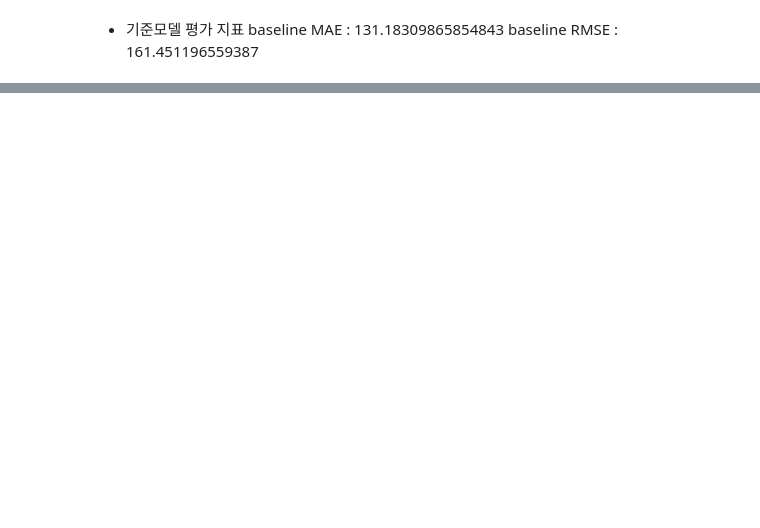
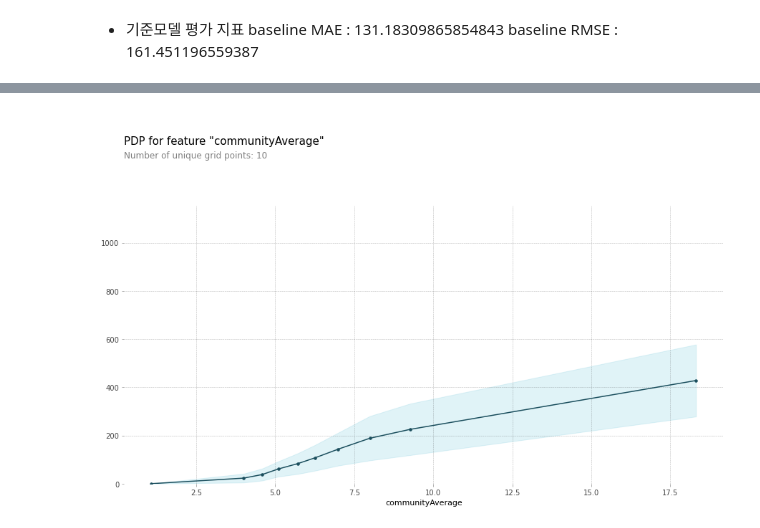
Before and after one commit to blacktruth513/CodeStates_Project, a Jupyter notebook: Section2_Project.ipynb, the cells around one changed output, grey strips where cells are left out. Cells and saved outputs as stored; diff of their text form; code cells hidden in the pictures; blank space fills up the shorter version.

```diff
--- a/Section2_Project.ipynb
+++ b/Section2_Project.ipynb
@@ -1105,0 +1188,13 @@ baseline RMSE : 161.451196559387
+# %%
+feature = 'communityAverage'
+isolated = pdp_isolate(
+    model=model,
+    dataset=X_train,
+    model_features=X_train.columns,
+    feature=feature,
+    grid_type='percentile',
+    num_grid_points=10
+)
+pdp_plot(isolated, feature_name=feature);
+# %% [output]
+[figure, added]
```
Also changed, not shown: parts of 16 cells of this notebook.
